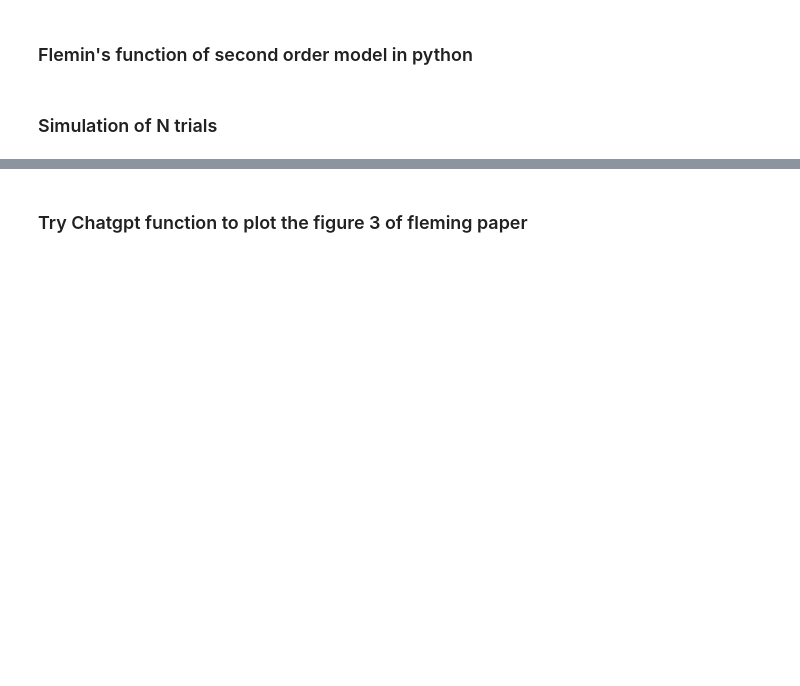
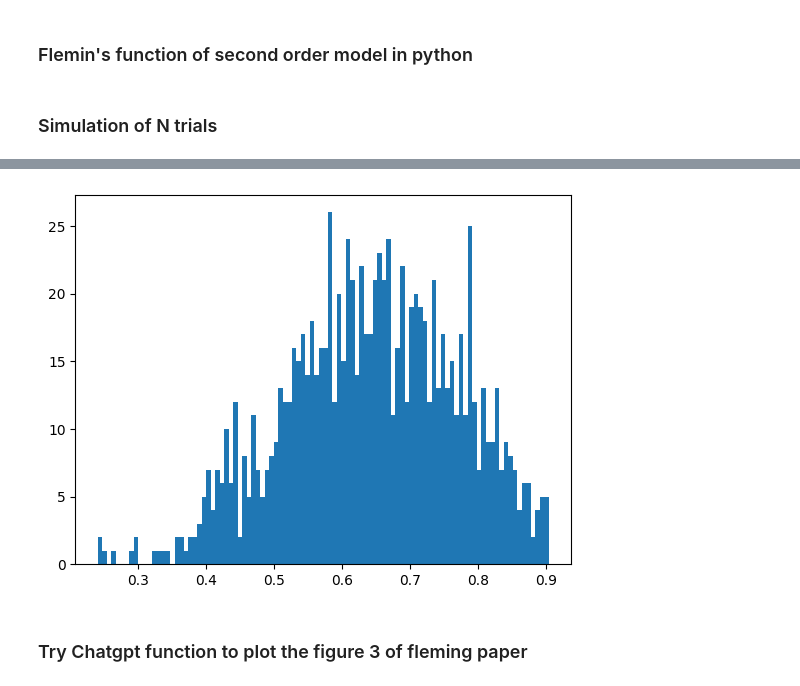
Before and after one commit to iair-embon/Bamb_Confidence_Database_Modeling, a Jupyter notebook: FlemingFunction_SeconOrderModel_python.ipynb, the cells around one changed output, grey strips where cells are left out. Cells and saved outputs as stored; diff of their text form; code cells hidden in the pictures; blank space fills up the shorter version.

```diff
--- a/FlemingFunction_SeconOrderModel_python.ipynb
+++ b/FlemingFunction_SeconOrderModel_python.ipynb
@@ -109,0 +96,41 @@ print('xp ', xp)
+# %%
+theta = [0/6, 1/6, 2/6, 3/6, 4/6, 5/6, 6/6] # I changed a little, because is very easy so far
+sigmaAct = 2.5  # 1
+sigmaConf = 2.5 # 1
+rho = 0.5 # 0.5
+bigSigma = np.array([[sigmaAct**2, rho * sigmaAct * sigmaConf], [rho * sigmaAct * sigmaConf, sigmaConf**2]])
+
+N = 1000  # N trials
+
+xa = np.empty(N)
+xp = np.empty(N)
+d = np.empty(N)
+a = np.empty(N)
+secondOrder_mean_cor = np.empty(N)
+
+for i in range(N):
+    current_theta = random.choice(theta)
+
+    d[i] = 1 if np.random.rand() > 0.5 else -1
+
+    r = multivariate_normal.rvs(mean=[d[i] * current_theta, d[i] * current_theta], cov=bigSigma)
+
+    xa[i] = r[0]
+    xp[i] = r[1]
+
+    if xa[i] > 0:
+        a[i] = 1
+        flip_a = 1
+    else:
+        a[i] = -1
+        flip_a = 0
+
+    secondOrder_mean_cor[i] = compute_meta_conf(np.array([xp[i]]), flip_a, sigmaAct, sigmaConf, rho)[0]
+
+#print("(d):", d)
+#print("(a):", a)
+#print("Second Order Confidences:", secondOrder_mean_cor)
+#print('xa ',xa)
+#print('xp ', xp)
+#print(np.count_nonzero(d == a))
+#print(np.count_nonzero(d != a))
@@ -110,3 +148,8 @@ print('xp ', xp)
+# %%
+plt.hist(secondOrder_mean_cor, bins=100)
+plt.show()
+# %% [output]
+[figure, added]
 # %% [markdown]
 ### Try Chatgpt function to plot the figure 3 of fleming paper
 # %%
```
Also changed, not shown: parts of 7 cells of this notebook, 2 other files.
